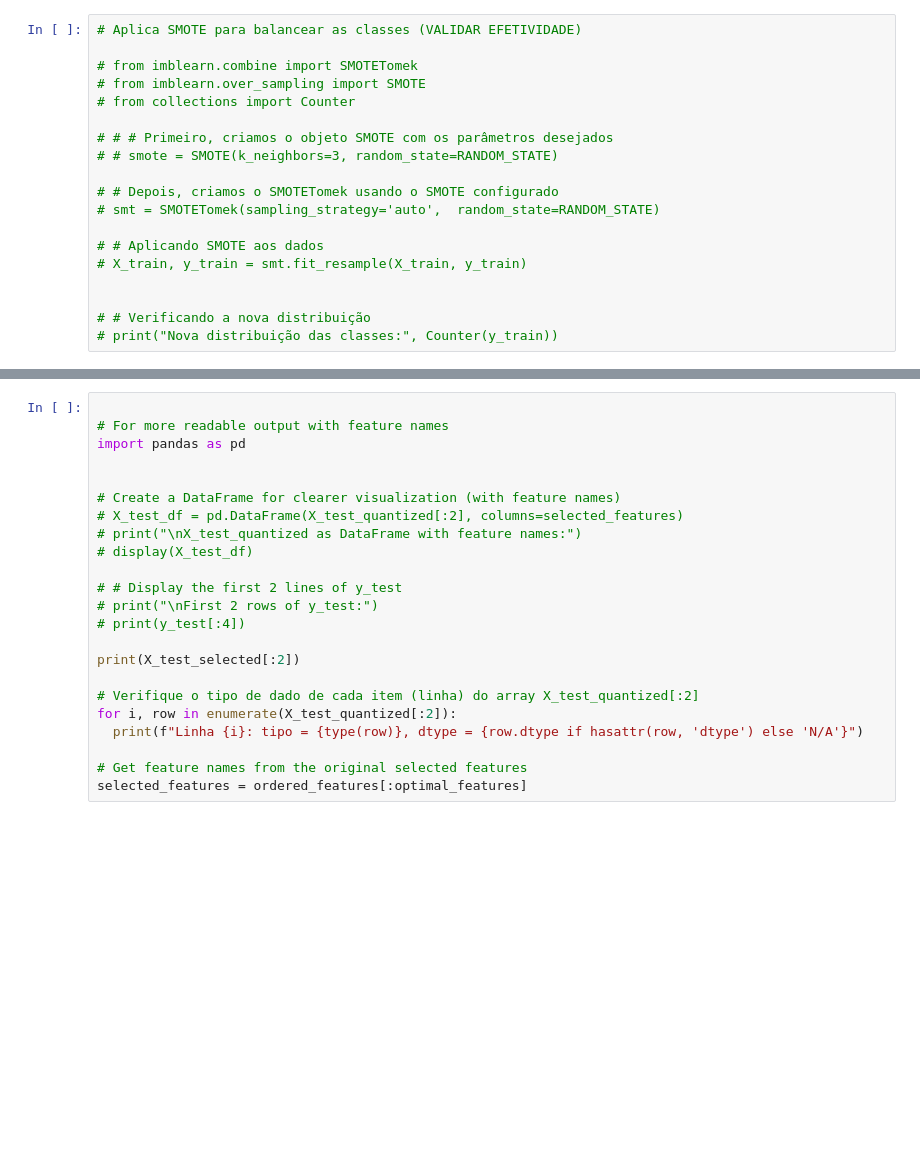
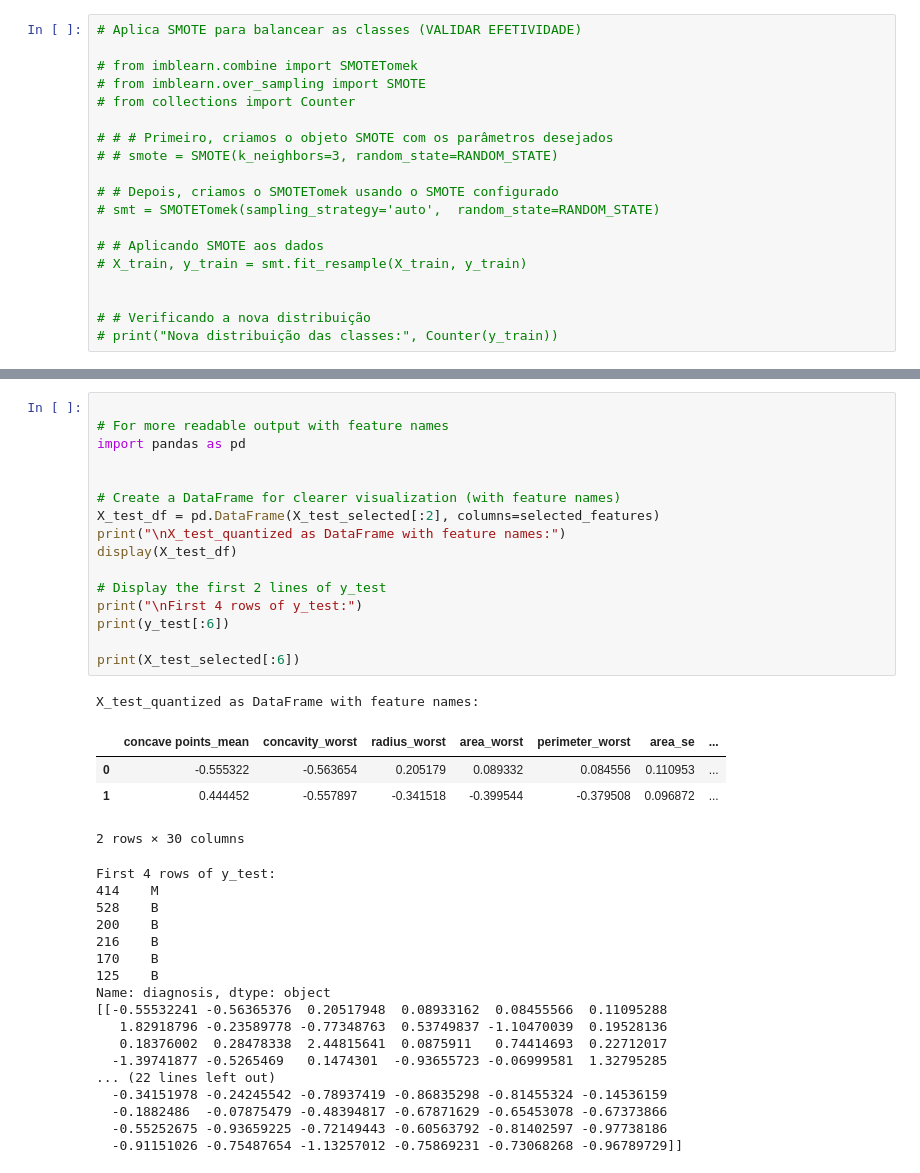
Before and after one commit to dfantonio/UFRGS-ELE401, a Jupyter notebook: projeto1-wine_dataset/modelagem.ipynb, the cells around one changed output, grey strips where cells are left out. Drawn from its saved outputs; the diff is of its cells as text; blank space fills up the shorter version.

```diff
--- a/projeto1-wine_dataset/modelagem.ipynb
+++ b/projeto1-wine_dataset/modelagem.ipynb
@@ -635,23 +589,39 @@ cmodel.save(file='./stm32_firmware/Core/Inc/modelo_convertido.h')
 # %%
 
 # For more readable output with feature names
 import pandas as pd
 
 
 # Create a DataFrame for clearer visualization (with feature names)
-# X_test_df = pd.DataFrame(X_test_quantized[:2], columns=selected_features)
-# print("\nX_test_quantized as DataFrame with feature names:")
-# display(X_test_df)
+X_test_df = pd.DataFrame(X_test_selected[:2], columns=selected_features)
+print("\nX_test_quantized as DataFrame with feature names:")
+display(X_test_df)
 
-# # Display the first 2 lines of y_test
-# print("\nFirst 2 rows of y_test:")
-# print(y_test[:4])
+# Display the first 2 lines of y_test
+print("\nFirst 4 rows of y_test:")
+print(y_test[:6])
 
-print(X_test_selected[:2])
-
-# Verifique o tipo de dado de cada item (linha) do array X_test_quantized[:2]
-for i, row in enumerate(X_test_quantized[:2]):
-  print(f"Linha {i}: tipo = {type(row)}, dtype = {row.dtype if hasattr(row, 'dtype') else 'N/A'}")
-
-# Get feature names from the original selected features
-selected_features = ordered_features[:optimal_features]
+print(X_test_selected[:6])
+# %% [output]
+X_test_quantized as DataFrame with feature names:
+|  | concave points_mean | concavity_worst | radius_worst | area_worst | perimeter_worst | area_se | ... |
+| 0 | -0.555322 | -0.563654 | 0.205179 | 0.089332 | 0.084556 | 0.110953 | ... |
+| 1 | 0.444452 | -0.557897 | -0.341518 | -0.399544 | -0.379508 | 0.096872 | ... |
+2 rows × 30 columns
+First 4 rows of y_test:
+414    M
+528    B
+200    B
+216    B
+170    B
+125    B
+Name: diagnosis, dtype: object
+[[-0.55532241 -0.56365376  0.20517948  0.08933162  0.08455566  0.11095288
+   1.82918796 -0.23589778 -0.77348763  0.53749837 -1.10470039  0.19528136
+   0.18376002  0.28478338  2.44815641  0.0875911   0.74414693  0.22712017
+  -1.39741877 -0.5265469   0.1474301  -0.93655723 -0.06999581  1.32795285
+... (22 lines left out)
+  -0.34151978 -0.24245542 -0.78937419 -0.86835298 -0.81455324 -0.14536159
+  -0.1882486  -0.07875479 -0.48394817 -0.67871629 -0.65453078 -0.67373866
+  -0.55252675 -0.93659225 -0.72149443 -0.60563792 -0.81402597 -0.97738186
+  -0.91151026 -0.75487654 -1.13257012 -0.75869231 -0.73068268 -0.96789729]]
```
Also changed, not shown: parts of 15 cells of this notebook, 5 other files.
